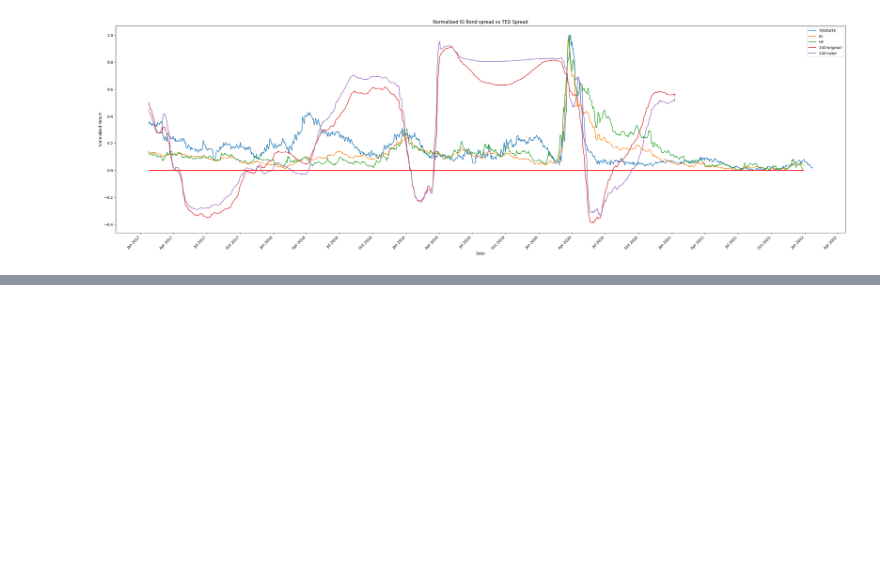
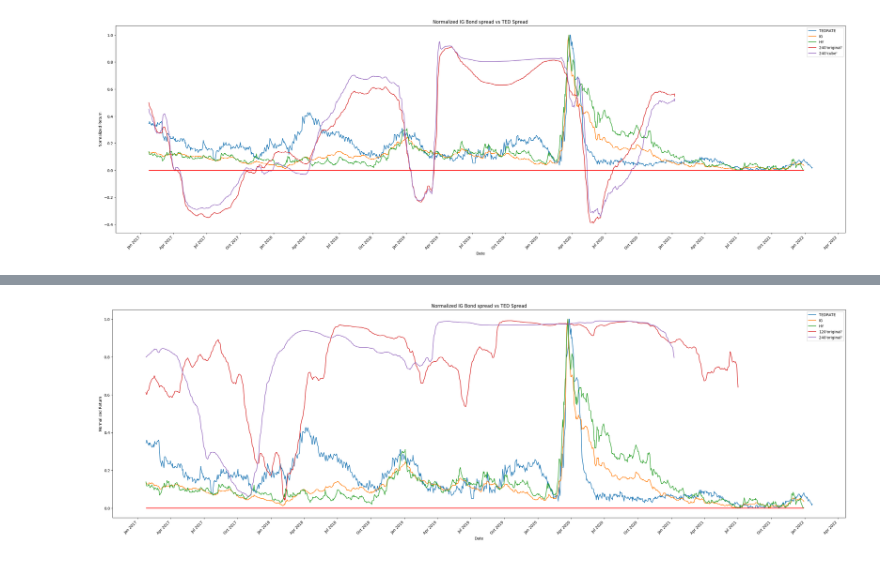
Before and after one commit to DarianNwankwo/orie5640-project1, a Jupyter notebook: data_exploration.ipynb, the cells around one changed output, grey strips where cells are left out. Drawn from its saved outputs; the diff is of its cells as text; code cells hidden in the pictures; blank space fills up the shorter version.

Commit message:
hy and ig correlation

```diff
--- a/data_exploration.ipynb
+++ b/data_exploration.ipynb
@@ -298,0 +304,40 @@ plt.show()
+# %%
+max_window_size = len(common_date_dfs['HY']['HY'].values)
+step_size = 5
+HY_IG_corr = {ws:[] for ws in range(5, max_window_size + 1,step_size)}
+window_size = 5
+
+# Iterate over all possible window sizes and collect correlation measures
+while window_size <= max_window_size:
+    beg_ndx = 0
+    end_ndx = beg_ndx + window_size
+
+    # Collect the correlation measures as we progress forward in time
+    while end_ndx <= max_window_size:
+        hy_slice = common_date_dfs['HY']['HY'][beg_ndx:end_ndx]
+        ig_slice = common_date_dfs["IG"]["IG"][beg_ndx:end_ndx]
+        HY_IG_corr[window_size].append(hy_slice.corr(ig_slice))
+
+        beg_ndx += 1
+        end_ndx += 1
+
+    window_size += step_size
+# %%
+data=['HY','IG']
+ws = [120,240]
+fig, ax = plt.subplots(figsize=(35, 10))
+[ax.plot(common_date_dfs[label].index,ns , label=label) for label,ns in normalized_series.items()]
+[ax.plot(common_date_dfs["HY"].index[:len(norm_corr[w])], HY_IG_corr[w], label=f"{w}'original'") for w in ws]
+
+ax.set_xlabel('Date')
+ax.xaxis.set_major_locator(MonthLocator(interval=3))
+ax.xaxis.set_major_formatter(DateFormatter('%b %Y'))
+plt.xticks(rotation=45, ha='right')
+plt.hlines([0.], xmin=common_date_dfs["HY"].index[0], xmax=common_date_dfs["HY"].index[-1], color="red")
+plt.xlabel('Date')
+plt.ylabel('Normalized Return')
+plt.title('Normalized IG Bond spread vs TED Spread')
+plt.legend()
+plt.show()
+# %% [output]
+[figure, added]
```
Also changed, not shown: parts of 2 cells of this notebook.
